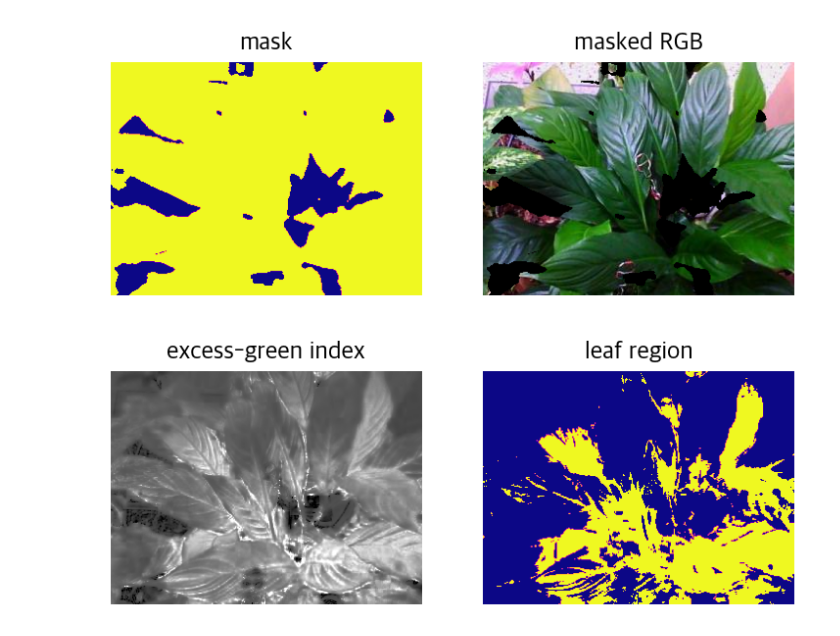
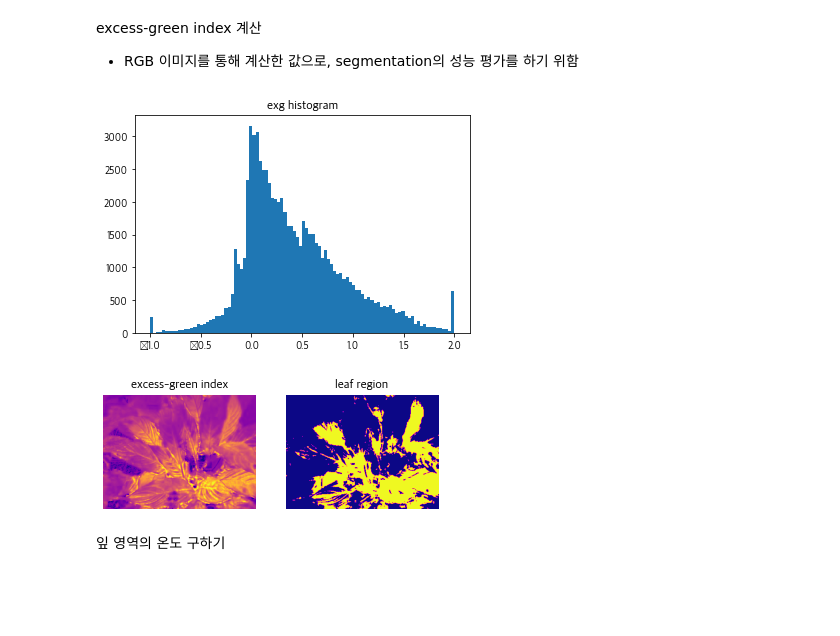
Before and after one commit to plming/infrared-leaf-segmentation, a Jupyter notebook: plant.ipynb, the cells around one changed output. Cells and saved outputs as stored; diff of their text form; code cells hidden in the pictures; blank space fills up the shorter version.

```diff
--- a/plant.ipynb
+++ b/plant.ipynb
@@ -1,15 +3,25 @@
 # %%
 import common
 import cv2
+import matplotlib.pyplot as plt
 
-# 그래프 설정
-import matplotlib.pyplot as plt
-plt.rc('figure', dpi=150)
 plt.rc('font', family='Apple SD Gothic Neo')
 
 WIDTH = 320
 HEIGHT = 240
 
 ir = common.load_ir_in_csv('./plant-ir/121.csv')
-rgb = cv2.imread('./plant-rgb/FLIR0121- 사진.jpg')
-rgb = cv2.cvtColor(rgb, cv2.COLOR_BGR2RGB)
+rgb = cv2.cvtColor(src=cv2.imread('./plant-rgb/FLIR0121- 사진.jpg'),
+                   code=cv2.COLOR_BGR2RGB)
+
+fig, axs = plt.subplots(1, 2)
+
+axs[0].imshow(ir, cmap='plasma')
+axs[0].axis(False)
+axs[0].set_title('IR 이미지')
+
+axs[1].imshow(rgb)
+axs[1].axis(False)
+axs[1].set_title('RGB 이미지')
+
+plt.show()
@@ -33,50 +92,38 @@ plt.show()
-# %%
-from jenkspy import jenks_breaks
-import numpy as np
-
-ir_breaks = jenks_breaks(ir.ravel(), nb_class=2)
-
-mask = cv2.inRange(ir, ir_breaks[1], ir_breaks[2])
-
-fig, axs = plt.subplots(1, 2)
-axs[0].imshow(mask, cmap='plasma')
-axs[0].axis(False)
-axs[0].set_title('mask')
-
-axs[1].imshow(cv2.bitwise_and(cv2.cvtColor(mask, cv2.COLOR_GRAY2RGB), rgb))
-axs[1].axis(False)
-axs[1].set_title('masked RGB')
-plt.show()
-# %% [output]
-[figure, removed]
+# %% [markdown]
+excess-green index 계산
+* RGB 이미지를 통해 계산한 값으로, segmentation의 성능 평가를 하기 위함
 # %%
-# compute excess-green
 exg = np.zeros(shape=(HEIGHT, WIDTH))
 for row, col, _channel in np.ndindex(rgb.shape):
-    # TODO: handle exception when dividing by zero
-    if rgb[row][col].sum() == 0:
+    sum_channels = rgb[row][col].sum()
+    # TODO: 0으로 나누는 예외 사항 처리하기
+    if sum_channels == 0:
         r, g, b = 0, 0, 0
     else:
-        r, g, b = rgb[row][col] / rgb[row][col].sum()
+        r, g, b = rgb[row][col] / sum_channels
     exg[row][col] = 2 * g - r - b
 
+common.show_histogram(exg, title='exg histogram')
 
-breaks = jenks_breaks(exg.ravel(), nb_class=2)
+breaks_exg = jenks_breaks(exg.ravel(), nb_class=2)
 
-leaf = np.zeros(shape=(HEIGHT, WIDTH), dtype=np.uint8)
-for row, col in np.ndindex(leaf.shape):
-    leaf[row, col] = 0xFF if breaks[1] <= exg[row, col] else 0
+leaf = cv2.inRange(exg, breaks_exg[1], breaks_exg[2])
 
 fig, axs = plt.subplots(1, 2)
-axs[0].imshow(exg, cmap='gray')
+axs[0].imshow(exg, cmap='plasma')
 axs[0].axis(False)
 axs[0].set_title('excess-green index')
+
 axs[1].imshow(leaf, cmap="plasma")
 axs[1].axis(False)
 axs[1].set_title('leaf region')
+
 plt.show()
 # %% [output]
-[figure, old version]
+[figure, new version]
+[figure, added]
+# %% [markdown]
+잎 영역의 온도 구하기
 # %%
 max_temperature = np.max(ir[mask == 0xFF])
 min_temperature = np.min(ir[mask == 0xFF])
```
Also changed, not shown: parts of 12 cells of this notebook, 3 other files.
